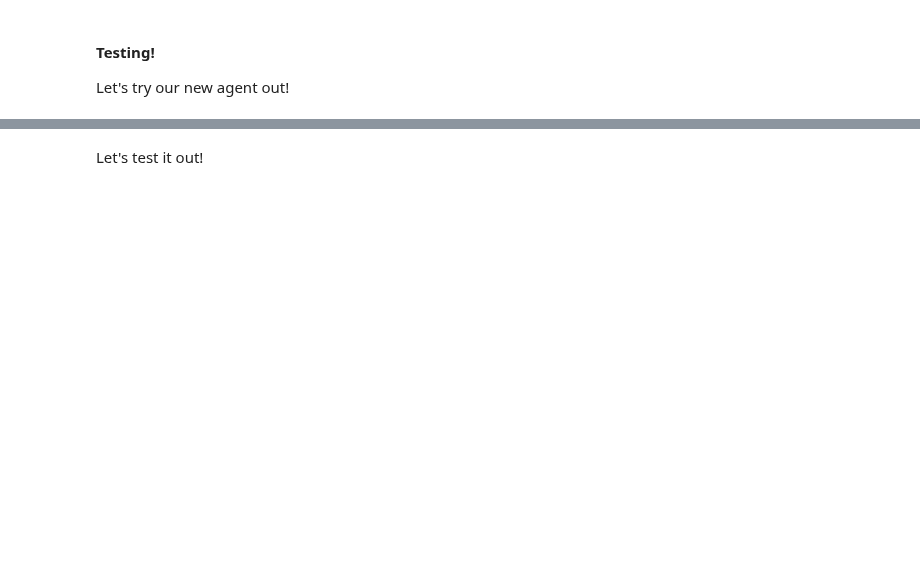
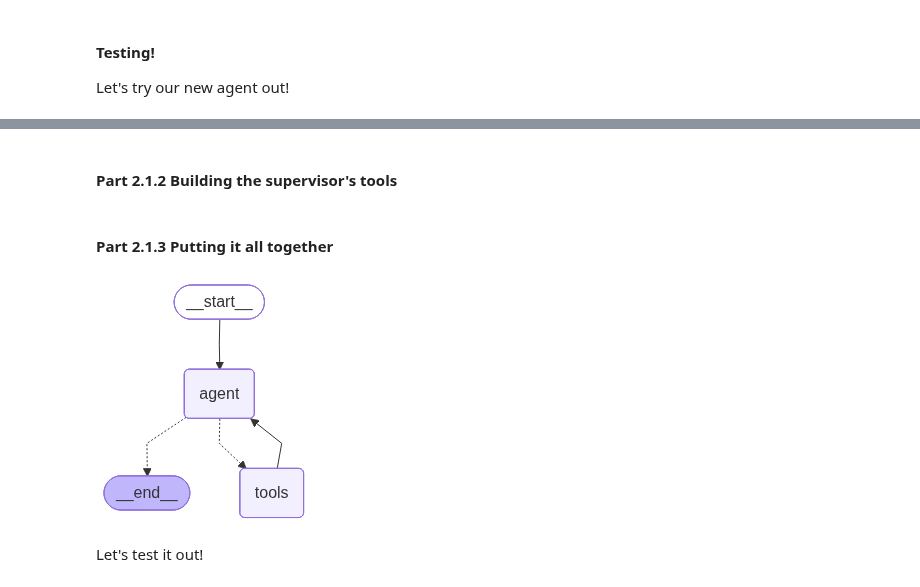
Before and after one commit to langchain-ai/langgraph-101, a Jupyter notebook: notebooks/multi_agent.ipynb, the cells around one changed output, grey strips where cells are left out. Saved outputs shown, nothing was run; the diff lists cells and outputs as text; code cells hidden in the pictures; blank space fills up the shorter version.

```diff
--- a/notebooks/multi_agent.ipynb
+++ b/notebooks/multi_agent.ipynb
@@ -508,3 +546,50 @@ show_graph(supervisor_prebuilt)
+# %% [markdown]
+#### Part 2.1.2 Building the supervisor's tools
+# %%
+from langchain.tools import InjectedState
+
+@tool(
+    name_or_callable="invoice_information_subagent",
+    description="""
+        An agent that can assistant with all invoice-related queries. It can retrieve information about a customers past purchases or invoices.
+        """
+)
+def call_invoice_information_subagent(query: str, customer_id: Annotated[int, InjectedState("customer_id")]):
+    print('made it here')
+    print(f"invoice subagent input: {query}")
+    result = invoice_information_subagent.invoke({
+        "messages": [{"role": "user", "content": query}],
+        "customer_id": customer_id
+    })
+    return result["messages"][-1].content
+
+@tool(
+    name_or_callable="music_catalog_subagent",
+    description="""
+        An agent that can assistant with all music-related queries. This agent has access to user's saved music preferences. It can also retrieve information about the digital music store's music
+        catalog (albums, tracks, songs, etc.) from the database.
+        """
+)
+def call_music_catalog_subagent(query: str):
+    result = music_catalog_subagent.invoke({
+        "messages": [{"role": "user", "content": query}]
+    })
+    return result["messages"][-1].content
+# %% [markdown]
+#### Part 2.1.3 Putting it all together
+# %%
+supervisor = create_agent(
+    model=model,
+    tools=[call_invoice_information_subagent, call_music_catalog_subagent],
+    name="supervisor",
+    prompt=supervisor_prompt,
+    state_schema=State,
+    checkpointer=checkpointer,
+    store=in_memory_store
+)
+supervisor
+# %% [output]
+[figure, added]
 # %% [markdown]
 Let's test it out!
 # %%
```
Also changed, not shown: parts of 23 cells of this notebook, 2 other files.
